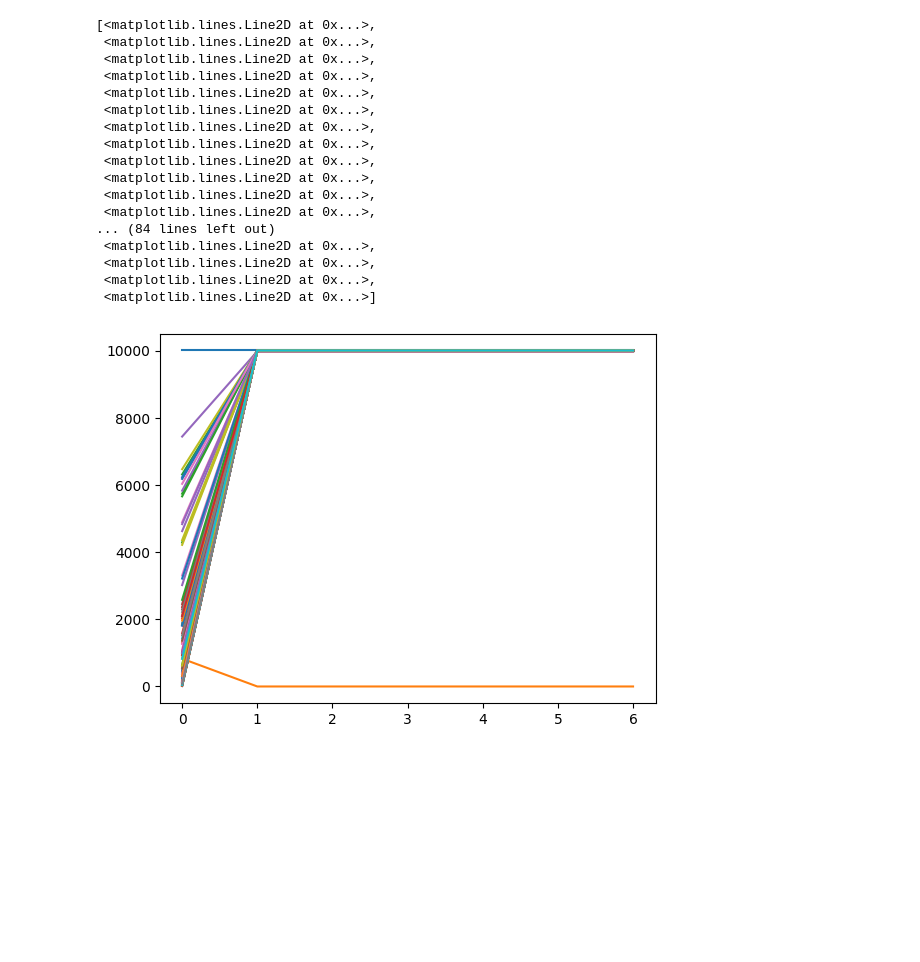
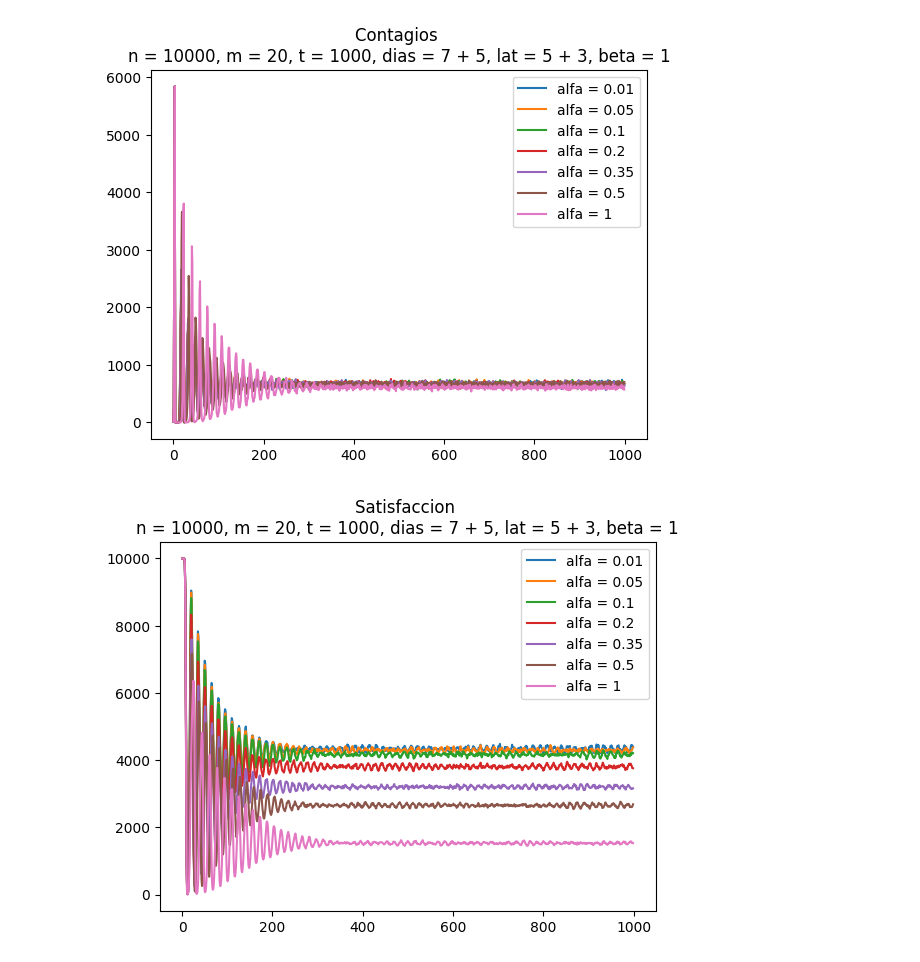
Before and after one commit to LautaroLasorsa/TP-Simulaci-n, a Jupyter notebook: Informe.ipynb, the cells around one changed output. Drawn from its saved outputs; the diff is of its cells as text; code cells hidden in the pictures; blank space fills up the shorter version.

```diff
--- a/Informe.ipynb
+++ b/Informe.ipynb
@@ -67,21 +7,50 @@ plt.legend()
-# %%
-plt.plot(satisfaccion)
-# %% [output]
-[<matplotlib.lines.Line2D at 0x...>,
- <matplotlib.lines.Line2D at 0x...>,
- <matplotlib.lines.Line2D at 0x...>,
- <matplotlib.lines.Line2D at 0x...>,
- <matplotlib.lines.Line2D at 0x...>,
- <matplotlib.lines.Line2D at 0x...>,
- <matplotlib.lines.Line2D at 0x...>,
- <matplotlib.lines.Line2D at 0x...>,
- <matplotlib.lines.Line2D at 0x...>,
- <matplotlib.lines.Line2D at 0x...>,
- <matplotlib.lines.Line2D at 0x...>,
- <matplotlib.lines.Line2D at 0x...>,
-... (84 lines left out)
- <matplotlib.lines.Line2D at 0x...>,
- <matplotlib.lines.Line2D at 0x...>,
- <matplotlib.lines.Line2D at 0x...>,
- <matplotlib.lines.Line2D at 0x...>]
-[figure, removed]
+# %%
+alfas = [0.01, 0.05, 0.1, 0.2, 0.35, 0.5, 1]
+tiempo = 1000
+n = 10000
+m = 20
+dias, diasBase = 7, 5
+lat, latBase = 5, 3
+betas = [0.1, 1, 2, 5]
+# %%
+def Informar(n : int, m : int , tiempo : int, dias : int, diasBase : int, lat : int, latBase : int, alfas : list[int], beta : int):
+    lalfas = len(alfas)
+    contagios, satisfaccion = [None] * lalfas, [None] * lalfas
+
+    def _simulacion(i):
+        contagios[i], satisfaccion[i], _ = Simulacion.Simular(n,m,alfa = alfas[i], beta = beta, t = tiempo, dias = dias, diasBase = diasBase, lat = lat, latBase = latBase)
+
+    with ThreadPoolExecutor(max_workers = lalfas) as executor:
+        for i in range(lalfas):
+            executor.submit(_simulacion, i)
+
+    #for alfa in alfas:
+    #    con, sat, _ = Simulacion.Simular(n,m,alfa = alfa, beta = beta, t = tiempo, dias = dias, diasBase = diasBase, lat = lat, latBase = latBase)
+    #    contagios.append(con)
+    #    satisfaccion.append(sat)
+
+    def Contagios():
+        for i in range(len(alfas)):
+            plt.plot(contagios[i], label = 'alfa = ' + str(alfas[i]))
+        plt.title(f"Contagios \nn = {n}, m = {m}, t = {tiempo}, dias = {dias} + {diasBase}, lat = {lat} + {latBase}, beta = {beta}")
+        plt.legend()
+        plt.show()
+
+    def Satisfaccion():
+        for i in range(len(alfas)):
+            plt.plot(satisfaccion[i], label = 'alfa = ' + str(alfas[i]))
+        plt.title(f"Satisfaccion \nn = {n}, m = {m}, t = {tiempo}, dias = {dias} + {diasBase}, lat = {lat} + {latBase}, beta = {beta}")
+        plt.legend()
+        plt.show()
+
+    return Contagios, Satisfaccion
+# %%
+Contagios, Satisfaccion = Informar(n,m,tiempo,dias,diasBase,lat,latBase,alfas,1)
+# %%
+Contagios()
+# %% [output]
+[figure, added]
+# %%
+Satisfaccion()
+# %% [output]
+[figure, added]
```
Also changed, not shown: parts of 14 cells of this notebook.
